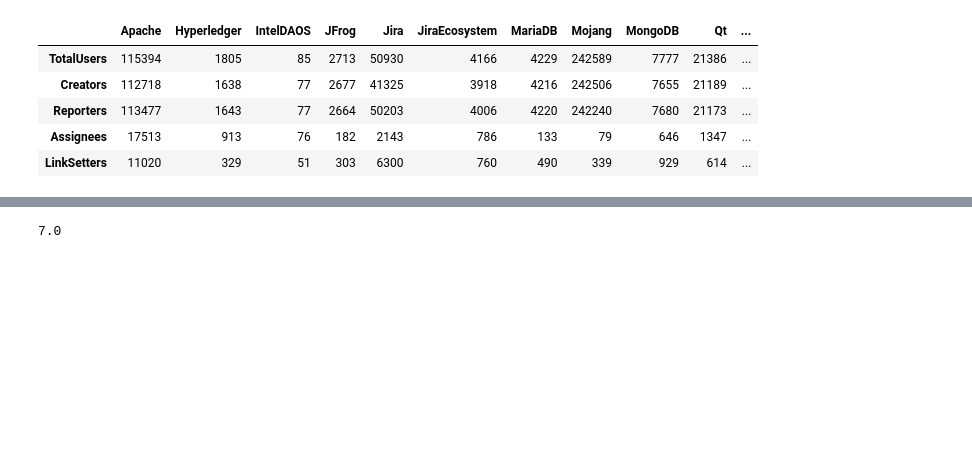
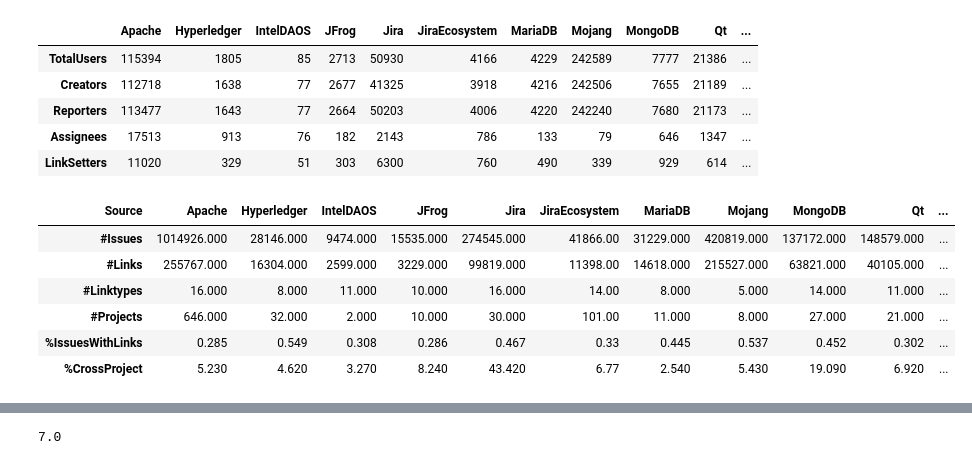
Before and after one commit to RegenKordel/LYNX-TypedLinkDetection, a Jupyter notebook: BERT_results_correlations.ipynb, the cells around one changed output, grey strips where cells are left out. Drawn from its saved outputs; the diff is of its cells as text; code cells hidden in the pictures; blank space fills up the shorter version.

```diff
--- a/2_ResultsAndCorrelations.ipynb
+++ b/BERT_results_correlations.ipynb
@@ -155,6 +155,19 @@ user_num
 | Reporters | 113477 | 1643 | 77 | 2664 | 50203 | 4006 | 4220 | 242240 | 7680 | 21173 | ... |
 | Assignees | 17513 | 913 | 76 | 182 | 2143 | 786 | 133 | 79 | 646 | 1347 | ... |
 | LinkSetters | 11020 | 329 | 51 | 303 | 6300 | 760 | 490 | 339 | 929 | 614 | ... |
+# %%
+repo_overview = pd.read_csv('data/repo_overview.csv', encoding="UTF-8", low_memory=False, sep=",", index_col=0)
+repo_overview.drop(index = ['Mindville'], inplace = True)
+repo_overview = repo_overview.transpose()
+repo_overview
+# %% [output]
+| Source | Apache | Hyperledger | IntelDAOS | JFrog | Jira | JiraEcosystem | MariaDB | Mojang | MongoDB | Qt | ... |
+| #Issues | 1014926.000 | 28146.000 | 9474.000 | 15535.000 | 274545.000 | 41866.00 | 31229.000 | 420819.000 | 137172.000 | 148579.000 | ... |
+| #Links | 255767.000 | 16304.000 | 2599.000 | 3229.000 | 99819.000 | 11398.00 | 14618.000 | 215527.000 | 63821.000 | 40105.000 | ... |
+| #Linktypes | 16.000 | 8.000 | 11.000 | 10.000 | 16.000 | 14.00 | 8.000 | 5.000 | 14.000 | 11.000 | ... |
+| #Projects | 646.000 | 32.000 | 2.000 | 10.000 | 30.000 | 101.00 | 11.000 | 8.000 | 27.000 | 21.000 | ... |
+| %IssuesWithLinks | 0.285 | 0.549 | 0.308 | 0.286 | 0.467 | 0.33 | 0.445 | 0.537 | 0.452 | 0.302 | ... |
+| %CrossProject | 5.230 | 4.620 | 3.270 | 8.240 | 43.420 | 6.77 | 2.540 | 5.430 | 19.090 | 6.920 | ... |
 # %%
 #Get different properties of repositories
 repos = []
```
Also changed, not shown: parts of 7 cells of this notebook, 5 other files.
